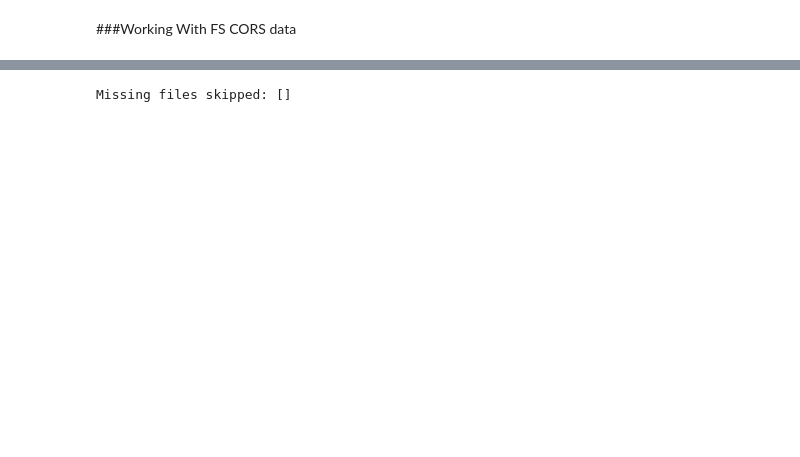
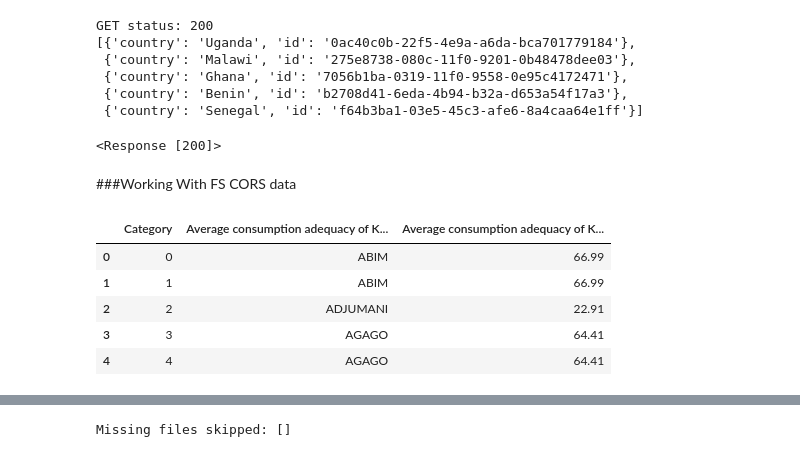
Before and after one commit to Shaka42/Derpin_project_2025, a Jupyter notebook: Derpin_Notebook.ipynb, the cells around one changed output, grey strips where cells are left out. Drawn from its saved outputs; the diff is of its cells as text; code cells hidden in the pictures; blank space fills up the shorter version.

```diff
--- a/Derpin_Notebook.ipynb
+++ b/Derpin_Notebook.ipynb
@@ -1,3 +42,27 @@
+# %%
+#Retrieving list of Countries
+countries_url = 'https://www.aagwa.org/api/countries'
+response = requests.get(countries_url)
+print('GET status:', response.status_code)
+try:
+    pprint(response.json())
+except Exception as e:
+    print('Response is not JSON:', response.text)
+# %% [output]
+GET status: 200
+[{'country': 'Uganda', 'id': '0ac40c0b-22f5-4e9a-a6da-bca701779184'},
+ {'country': 'Malawi', 'id': '275e8738-080c-11f0-9201-0b48478dee03'},
+ {'country': 'Ghana', 'id': '7056b1ba-0319-11f0-9558-0e95c4172471'},
+ {'country': 'Benin', 'id': 'b2708d41-6eda-4b94-b32a-d653a54f17a3'},
+ {'country': 'Senegal', 'id': 'f64b3ba1-03e5-45c3-afe6-8a4caa64e1ff'}]
+# %%
+#Retrieving Information on the Map of Uganda using the
+map_url = 'https://www.aagwa.org/api/predictions?country=Uganda&feature=production'
+response = requests.get(map_url)
+data = response.json()
+print(response)
+# %% [output]
+<Response [200]>
 # %% [markdown]
 ###Working With FS CORS data
 # %%
@@ -10,0 +74,11 @@ warnings.filterwarnings("ignore")
+# %%
+calcium_df = pd.read_csv('./Calcium.csv')
+
+calcium_df.head()
+# %% [output]
+|  | Category | Average consumption adequacy of K... | Average consumption adequacy of K... |
+| 0 | 0 | ABIM | 66.99 |
+| 1 | 1 | ABIM | 66.99 |
+| 2 | 2 | ADJUMANI | 22.91 |
+| 3 | 3 | AGAGO | 64.41 |
+| 4 | 4 | AGAGO | 64.41 |
```
Also changed, not shown: parts of 62 cells of this notebook.
